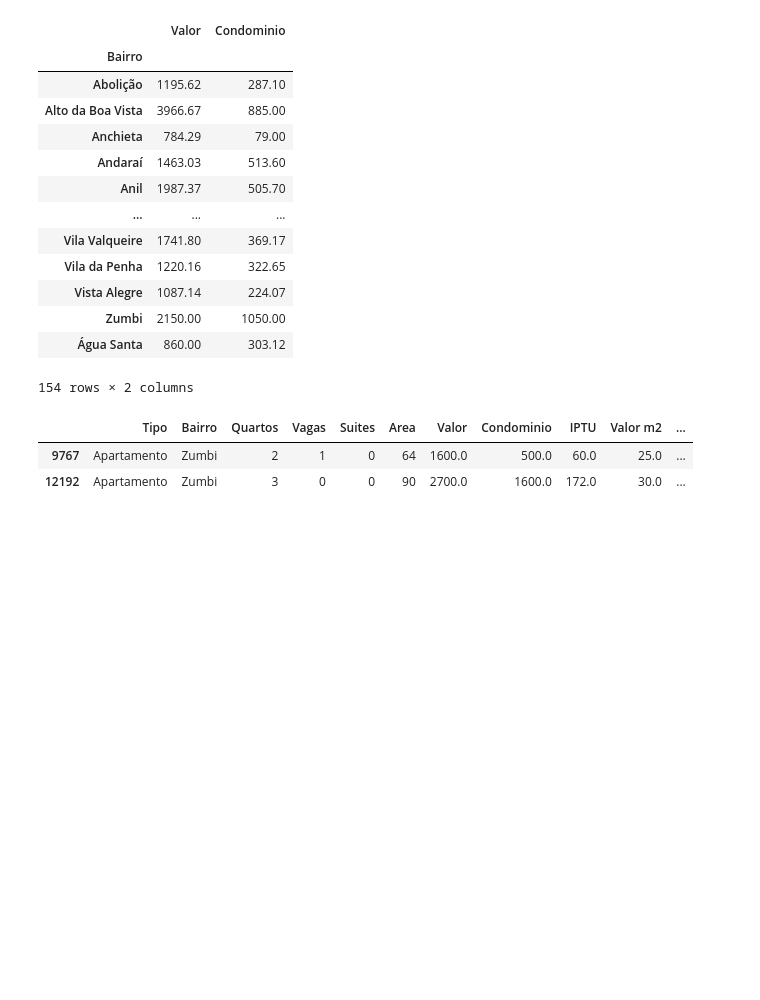
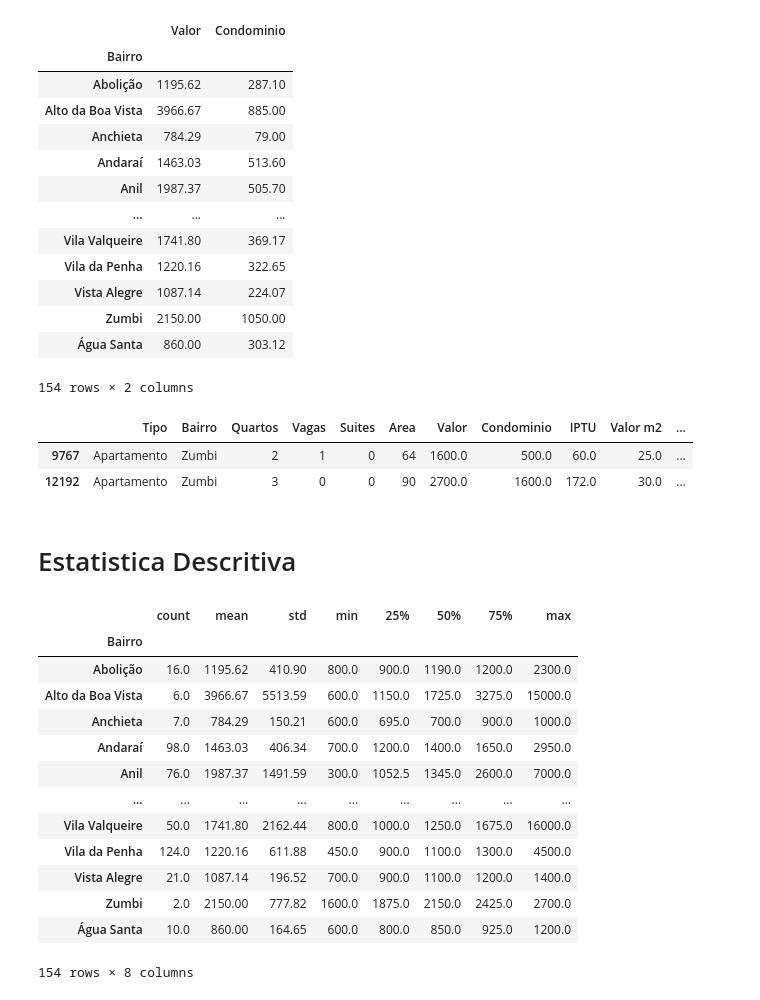
Before and after one commit to DorivanKadatzBorba/JupyterDS_Estudos, a Jupyter notebook: AulaPandas07.ipynb, the cells around one changed output. Cells and saved outputs as stored; diff of their text form; code cells hidden in the pictures; blank space fills up the shorter version.

```diff
--- a/AulaPandas07.ipynb
+++ b/AulaPandas07.ipynb
@@ -190,9 +192,30 @@ valor_medio
 | Zumbi | 2150.00 | 1050.00 |
 | Água Santa | 860.00 | 303.12 |
 154 rows × 2 columns
-# %%
-dados.loc[[9767, 12192]]
-# %% [output]
-|  | Tipo | Bairro | Quartos | Vagas | Suites | Area | Valor | Condominio | IPTU | Valor m2 | ... |
-| 9767 | Apartamento | Zumbi | 2 | 1 | 0 | 64 | 1600.0 | 500.0 | 60.0 | 25.0 | ... |
-| 12192 | Apartamento | Zumbi | 3 | 0 | 0 | 90 | 2700.0 | 1600.0 | 172.0 | 30.0 | ... |
+# %%
+# Rodar novamente a base de dados para não dar erro nessa seleção
+# Apenas conferindo se a média está certa
+dados.loc[[9767,12192]]
+# %% [output]
+|  | Tipo | Bairro | Quartos | Vagas | Suites | Area | Valor | Condominio | IPTU | Valor m2 | ... |
+| 9767 | Apartamento | Zumbi | 2 | 1 | 0 | 64 | 1600.0 | 500.0 | 60.0 | 25.0 | ... |
+| 12192 | Apartamento | Zumbi | 3 | 0 | 0 | 90 | 2700.0 | 1600.0 | 172.0 | 30.0 | ... |
+# %% [markdown]
+# Estatistica Descritiva
+# %%
+grupo_bairro['Valor'].describe().round(2)
+# %% [output]
+|  | count | mean | std | min | 25% | 50% | 75% | max |
+| Bairro |  |  |  |  |  |  |  |  |
+| Abolição | 16.0 | 1195.62 | 410.90 | 800.0 | 900.0 | 1190.0 | 1200.0 | 2300.0 |
+| Alto da Boa Vista | 6.0 | 3966.67 | 5513.59 | 600.0 | 1150.0 | 1725.0 | 3275.0 | 15000.0 |
+| Anchieta | 7.0 | 784.29 | 150.21 | 600.0 | 695.0 | 700.0 | 900.0 | 1000.0 |
+| Andaraí | 98.0 | 1463.03 | 406.34 | 700.0 | 1200.0 | 1400.0 | 1650.0 | 2950.0 |
+| Anil | 76.0 | 1987.37 | 1491.59 | 300.0 | 1052.5 | 1345.0 | 2600.0 | 7000.0 |
+| ... | ... | ... | ... | ... | ... | ... | ... | ... |
+| Vila Valqueire | 50.0 | 1741.80 | 2162.44 | 800.0 | 1000.0 | 1250.0 | 1675.0 | 16000.0 |
+| Vila da Penha | 124.0 | 1220.16 | 611.88 | 450.0 | 900.0 | 1100.0 | 1300.0 | 4500.0 |
+| Vista Alegre | 21.0 | 1087.14 | 196.52 | 700.0 | 900.0 | 1100.0 | 1200.0 | 1400.0 |
+| Zumbi | 2.0 | 2150.00 | 777.82 | 1600.0 | 1875.0 | 2150.0 | 2425.0 | 2700.0 |
+| Água Santa | 10.0 | 860.00 | 164.65 | 600.0 | 800.0 | 850.0 | 925.0 | 1200.0 |
+154 rows × 8 columns
```
Also changed, not shown: parts of 7 cells of this notebook, 3 other files.
